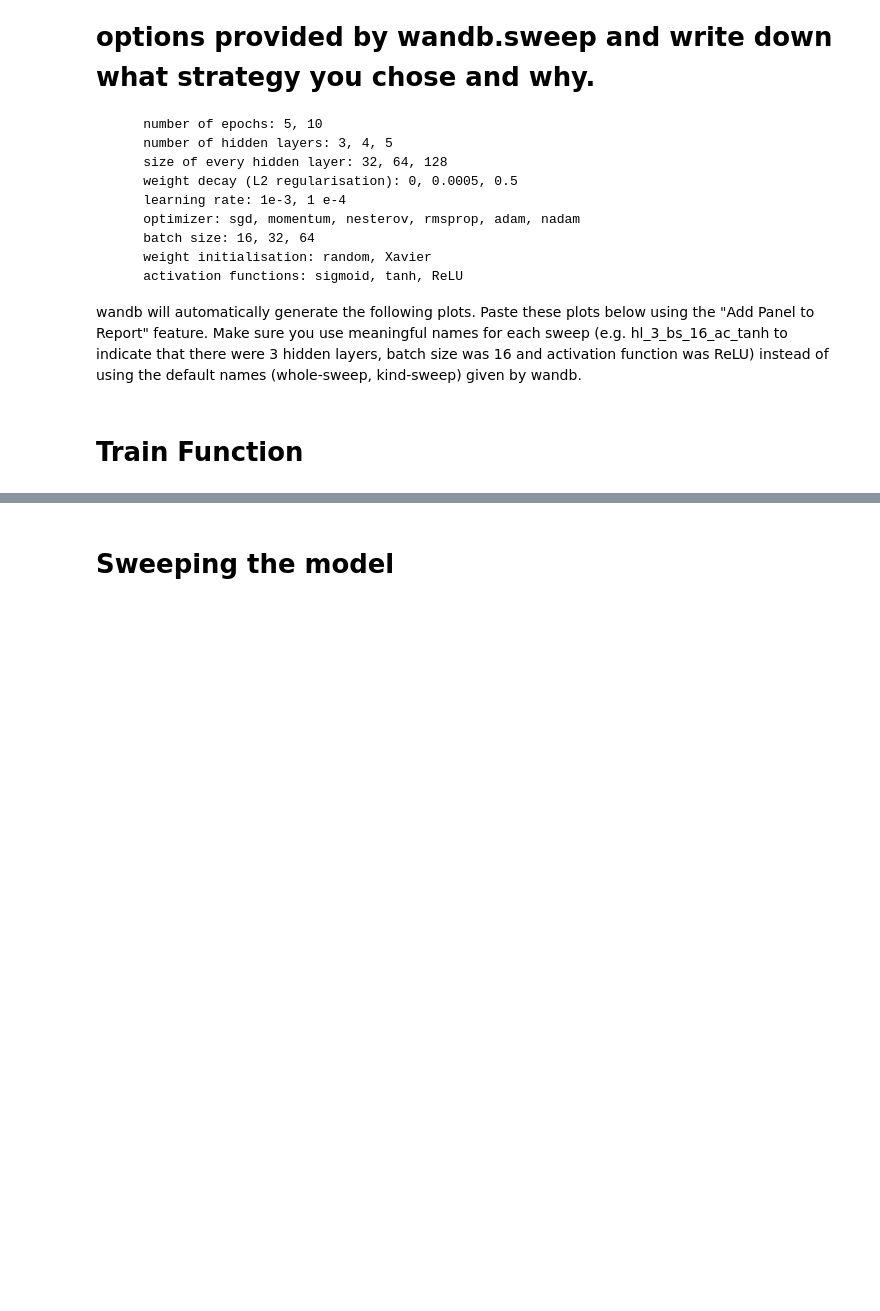
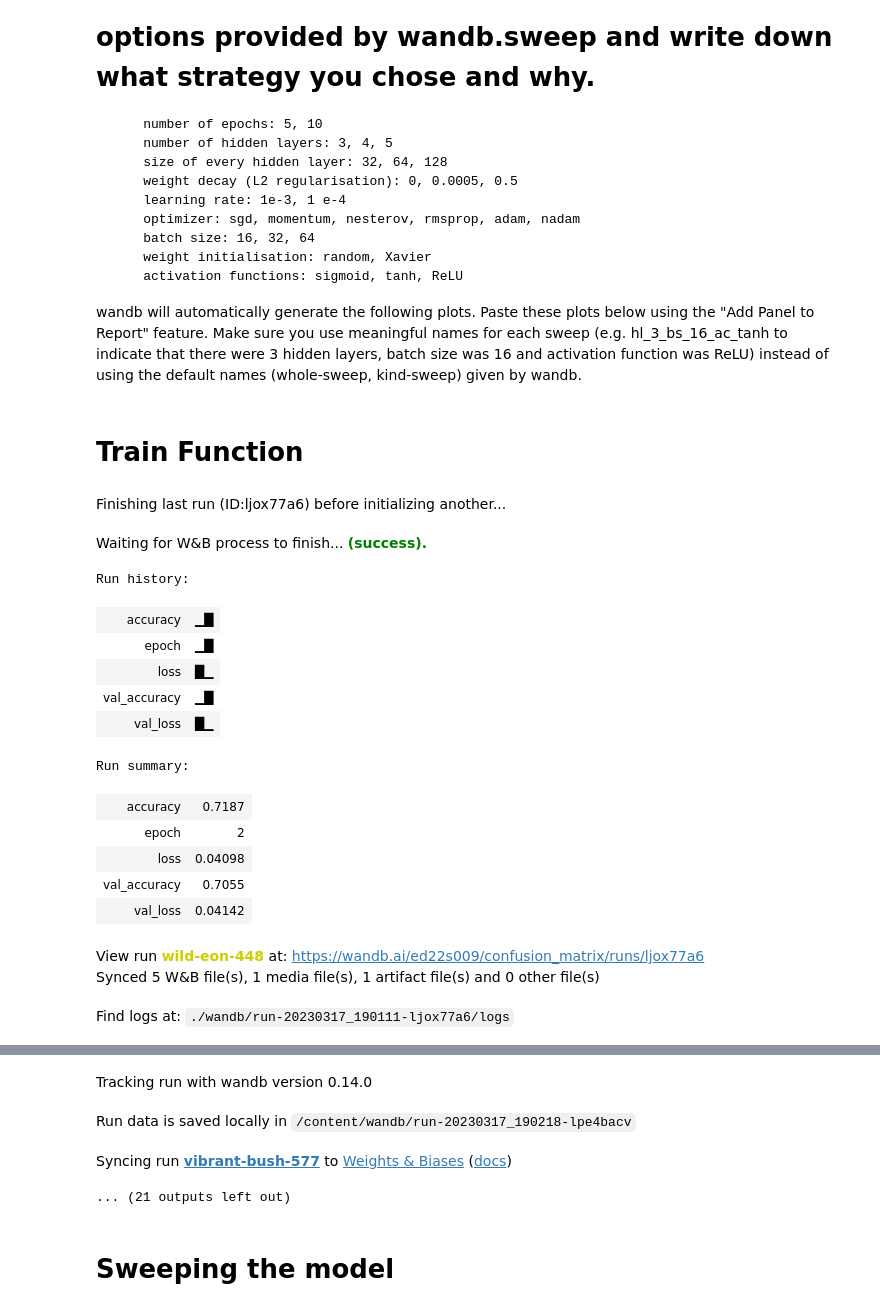
Before and after one commit to swapnilmn/Assignment_1-CS6910, a Jupyter notebook: Assignment_1_Question4.ipynb, the cells around one changed output, grey strips where cells are left out. Drawn from its saved outputs; the diff is of its cells as text; code cells hidden in the pictures; blank space fills up the shorter version.

```diff
--- a/Assignment_1_Question4.ipynb
+++ b/Assignment_1_Question4.ipynb
@@ -34,9 +34,8 @@ wandb.login()
 # %% [markdown]
 # Train Function
 # %%
-wandb.init(project = 'Question_4_Best', entity = 'ed22s009')
+wandb.init(project = 'Question_4_Best_Model', entity = 'ed22s009')
 
-algos = ['GD','SGD', 'MiniBatch', 'Momentum', 'NAG', 'AdaGrad', 'RMSProp', 'Adam','Nadam']
 configuration = {
     'learning_rate': 0.001,
     'epochs': 2,
@@ -69,38 +68,55 @@ def train():
 
 
   X_train, X_val, X_test, Y_train, Y_val, Y_test = NN.dataset_type(dataset=wandb.config.dataset)
+
   model = FFNN(X_train, Y_train,
                   epochs=wandb.config.epochs,
                   hidden_layer_count=wandb.config.hidden_layer_count,
                   hidden_layers=[wandb.config.size_hidden_layers]*wandb.config.hidden_layer_count,
                   learning_rate=wandb.config.learning_rate,
                   batch_size=wandb.config.batch_size,
                   activation=wandb.config.activation,
                   weight_init=wandb.config.weight_initializations,
                   loss=wandb.config.loss_function,
                   weight_decay=wandb.config.weight_decay)
 
 
   optimizers = {
       'sgd': 'sgd',
       'momentum': 'momentum',
       'nag': 'nag',
       'rmsprop': 'rmsprop',
       'adam': 'adam',
       'nadam': 'nadam'
   }
 
   optimizer = wandb.config.optimizer
   if optimizer in optimizers:
       weights = model.fit(X_train, Y_train, X_val, Y_val, algo=optimizers[optimizer])
   else:
       print('Invalid optimizer')
 
-
-  confusion_matrix = model.confusion_matrix(X_test, Y_test)
-  print(confusion_matrix)
-  model.confo_matrixplot(confusion_matrix)
+  print(model.confusion_matrix(X_test, Y_test))
+  model.confo_matrixplot(model.confusion_matrix(X_test, Y_test))
 
 if __name__ == '__main__':
   train()
   wandb.finish()
+# %% [output]
+Finishing last run (ID:ljox77a6) before initializing another...
+Waiting for W&B process to finish... (success).
+Run history:
+| accuracy | ▁█ |
+| epoch | ▁█ |
+| loss | █▁ |
+| val_accuracy | ▁█ |
+| val_loss | █▁ |
+Run summary:
+| accuracy | 0.7187 |
+| epoch | 2 |
+| loss | 0.04098 |
+| val_accuracy | 0.7055 |
+| val_loss | 0.04142 |
+View run wild-eon-448 at: https://wandb.ai/ed22s009/confusion_matrix/runs/ljox77a6
+Synced 5 W&B file(s), 1 media file(s), 1 artifact file(s) and 0 other file(s)
+Find logs at: ./wandb/run-20230317_190111-ljox77a6/logs
@@ -107,2 +124,6 @@ if __name__ == '__main__':
+Tracking run with wandb version 0.14.0
+Run data is saved locally in /content/wandb/run-20230317_190218-lpe4bacv
+Syncing run vibrant-bush-577 to Weights & Biases (docs)
+... (21 outputs left out)
 # %% [markdown]
 # Sweeping the model
```
Also changed, not shown: parts of 4 cells of this notebook.
